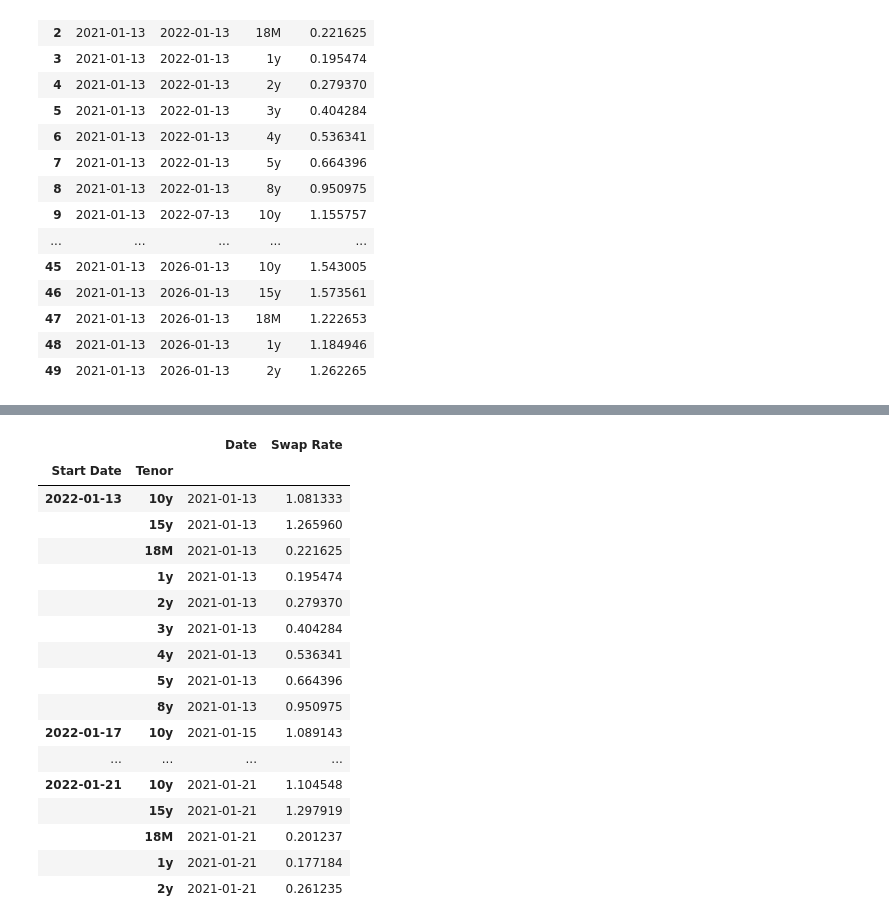
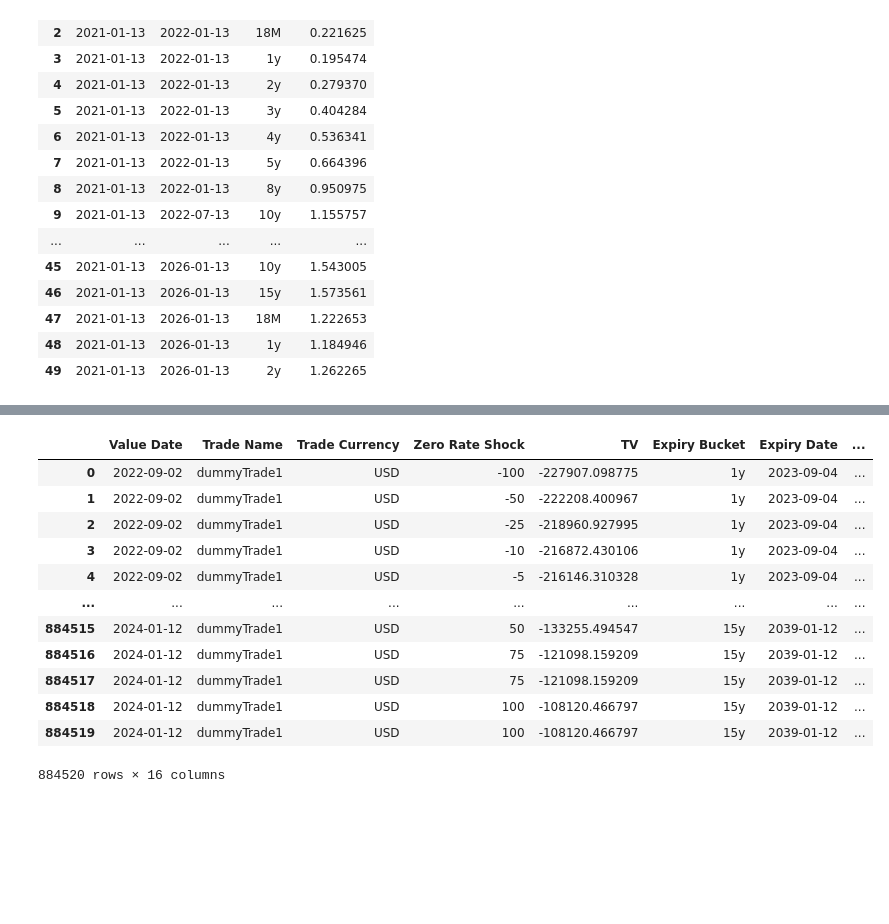
Before and after one commit to Owenliu50377/UBS-Contest, a Jupyter notebook: codes/rates_avg.ipynb, the cells around one changed output, grey strips where cells are left out. Drawn from its saved outputs; the diff is of its cells as text; code cells hidden in the pictures; blank space fills up the shorter version.

Commit message:
Add files via upload
- added EMA
- merged with DummyTrade1 & 2

```diff
--- a/codes/rates_avg.ipynb
+++ b/codes/rates_avg.ipynb
@@ -98,21 +119,0 @@ average_rate_test
-# %%
-average_rate_test.head(50)
-# %% [output]
-|  |  | Date | Swap Rate |
-| Start Date | Tenor |  |  |
-| 2022-01-13 | 10y | 2021-01-13 | 1.081333 |
-|  | 15y | 2021-01-13 | 1.265960 |
-|  | 18M | 2021-01-13 | 0.221625 |
-|  | 1y | 2021-01-13 | 0.195474 |
-|  | 2y | 2021-01-13 | 0.279370 |
-|  | 3y | 2021-01-13 | 0.404284 |
-|  | 4y | 2021-01-13 | 0.536341 |
-|  | 5y | 2021-01-13 | 0.664396 |
-|  | 8y | 2021-01-13 | 0.950975 |
-| 2022-01-17 | 10y | 2021-01-15 | 1.089143 |
-| ... | ... | ... | ... |
-| 2022-01-21 | 10y | 2021-01-21 | 1.104548 |
-|  | 15y | 2021-01-21 | 1.297919 |
-|  | 18M | 2021-01-21 | 0.201237 |
-|  | 1y | 2021-01-21 | 0.177184 |
-|  | 2y | 2021-01-21 | 0.261235 |
@@ -124,0 +123,16 @@ average_rate_test.to_csv(outputpath, sep=',',index=True,header=True)
+# %%
+merged_df
+# %% [output]
+|  | Value Date | Trade Name | Trade Currency | Zero Rate Shock | TV | Expiry Bucket | Expiry Date | ... |
+| 0 | 2022-09-02 | dummyTrade1 | USD | -100 | -227907.098775 | 1y | 2023-09-04 | ... |
+| 1 | 2022-09-02 | dummyTrade1 | USD | -50 | -222208.400967 | 1y | 2023-09-04 | ... |
+| 2 | 2022-09-02 | dummyTrade1 | USD | -25 | -218960.927995 | 1y | 2023-09-04 | ... |
+| 3 | 2022-09-02 | dummyTrade1 | USD | -10 | -216872.430106 | 1y | 2023-09-04 | ... |
+| 4 | 2022-09-02 | dummyTrade1 | USD | -5 | -216146.310328 | 1y | 2023-09-04 | ... |
+| ... | ... | ... | ... | ... | ... | ... | ... | ... |
+| 884515 | 2024-01-12 | dummyTrade1 | USD | 50 | -133255.494547 | 15y | 2039-01-12 | ... |
+| 884516 | 2024-01-12 | dummyTrade1 | USD | 75 | -121098.159209 | 15y | 2039-01-12 | ... |
+| 884517 | 2024-01-12 | dummyTrade1 | USD | 75 | -121098.159209 | 15y | 2039-01-12 | ... |
+| 884518 | 2024-01-12 | dummyTrade1 | USD | 100 | -108120.466797 | 15y | 2039-01-12 | ... |
+| 884519 | 2024-01-12 | dummyTrade1 | USD | 100 | -108120.466797 | 15y | 2039-01-12 | ... |
+884520 rows × 16 columns
```
Also changed, not shown: parts of 30 cells of this notebook.
